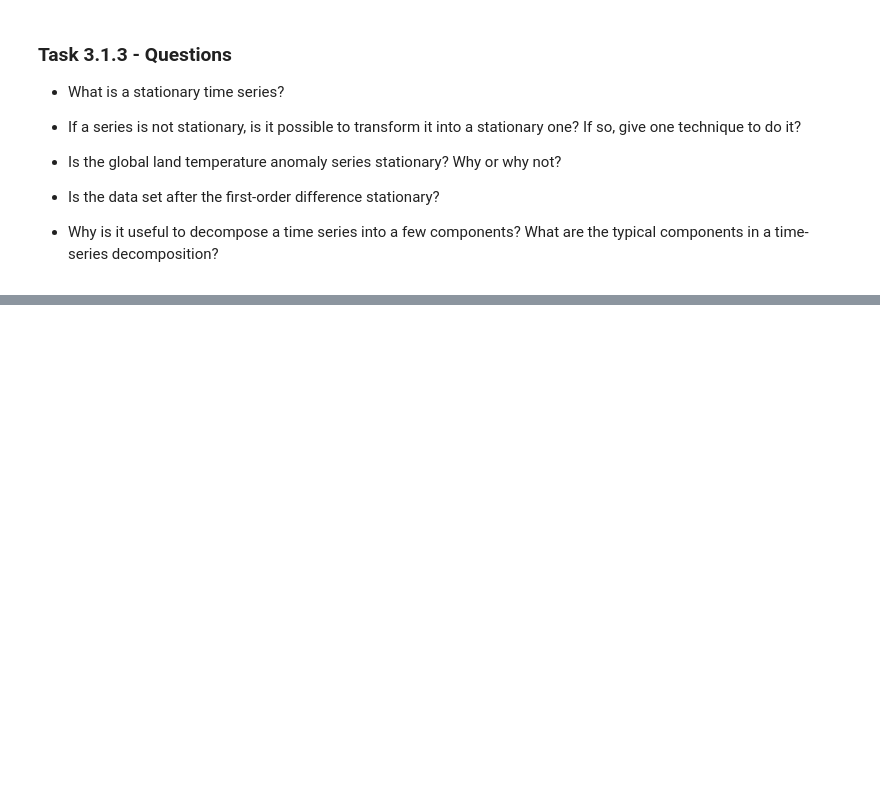
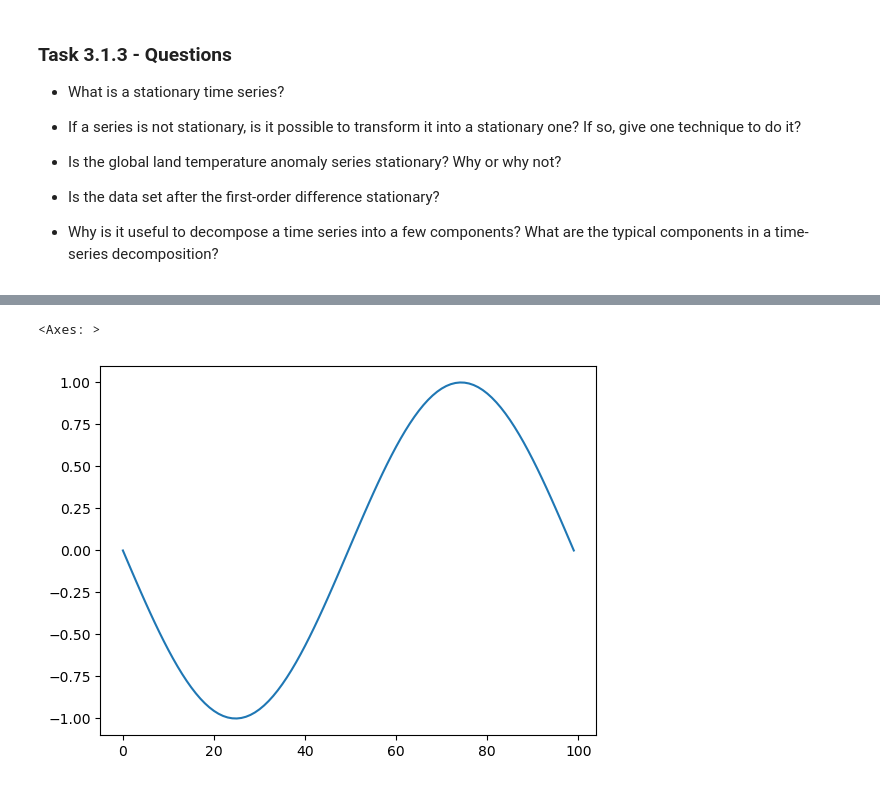
Before and after one commit to JoshSadiq/IL2233, a Jupyter notebook: 1-lab/1-lab.ipynb, the cells around one changed output, grey strips where cells are left out. Drawn from its saved outputs; the diff is of its cells as text; code cells hidden in the pictures; blank space fills up the shorter version.

```diff
--- a/1-lab/1-lab.ipynb
+++ b/1-lab/1-lab.ipynb
@@ -267,0 +277,9 @@ stl_result.fit().plot();
+# %%
+def gen_sine(freq):
+    return Series(np.sin(np.linspace(-np.pi, np.pi, 100)))
+
+sine = gen_sine(10)
+sine.plot()
+# %% [output]
+<Axes: >
+[figure, added]
```
Also changed, not shown: parts of 2 cells of this notebook.
